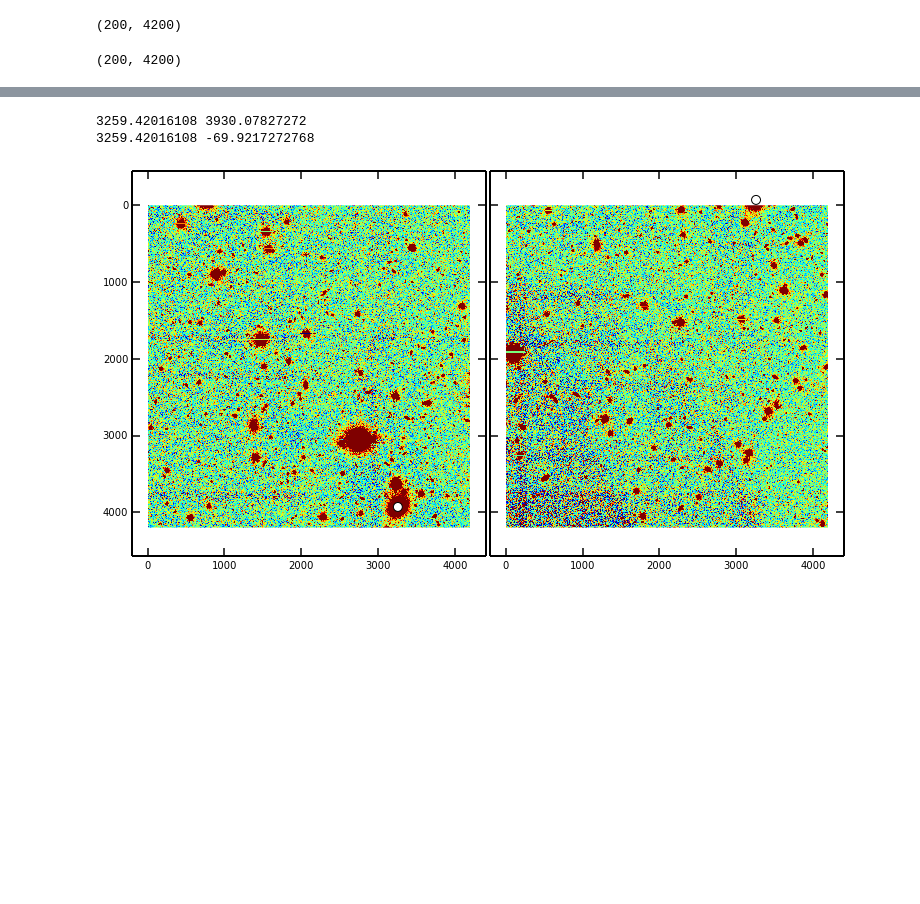
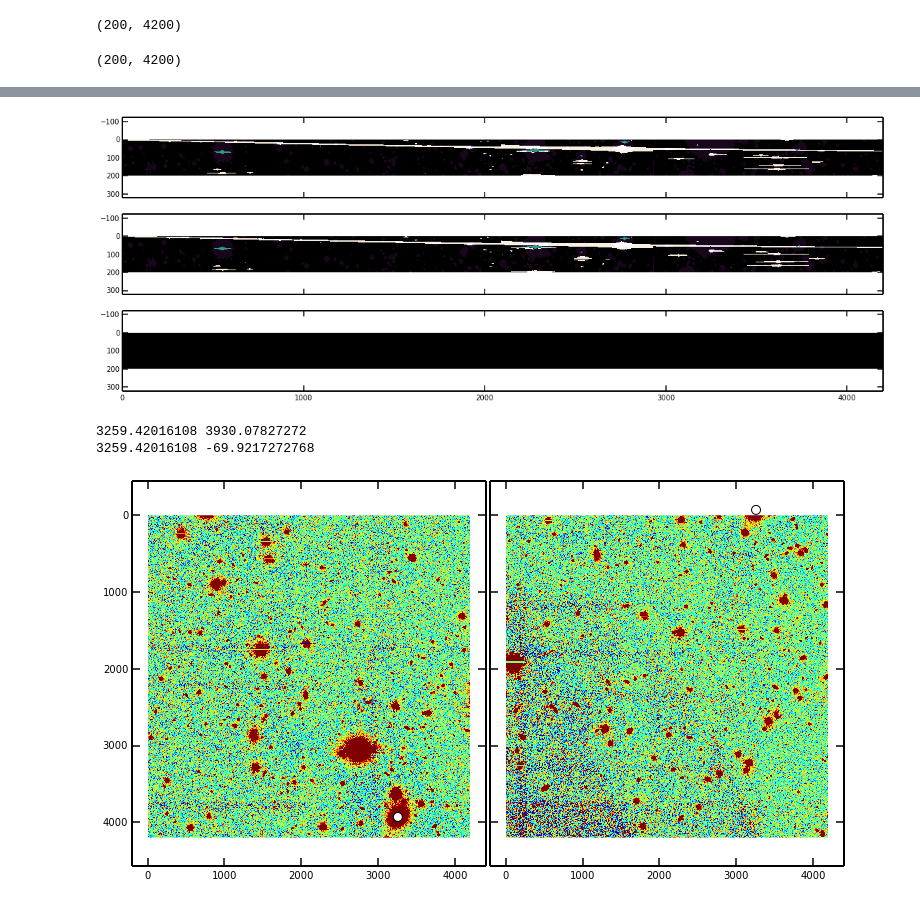
Before and after one commit to johnnygreco/hs_hsc, a Jupyter notebook: py/ipynb/coaddMatchTest.ipynb, the cells around one changed output, grey strips where cells are left out. Cells and saved outputs as stored; diff of their text form; code cells hidden in the pictures; blank space fills up the shorter version.

```diff
--- a/py/ipynb/coaddMatchTest.ipynb
+++ b/py/ipynb/coaddMatchTest.ipynb
@@ -402,3 +431,16 @@ fig.subplots_adjust(bottom=0.1, right=0.95, top=0.99, wspace=0.01, hspace=0.2)
+# %%
+fig, axes = pyplot.subplots(3, 1, sharex=True, sharey=True, figsize=(18,6))
+
+axes[0].imshow(over1m, interpolation='none', cmap=ccmap)
+
+axes[1].imshow(over2m, interpolation='none', cmap=ccmap)
+
+mdiff = (over1m - over2m)
+axes[2].imshow(mdiff, interpolation='none', cmap=ccmap)
+
+fig.subplots_adjust(bottom=0.1, right=0.95, top=0.99, wspace=0.01, hspace=0.2)
+# %% [output]
+[figure, added]
 # %%
 print galX1, galY1
 print galX2, galY2
```
Also changed, not shown: parts of 8 cells of this notebook, 18 other files.
